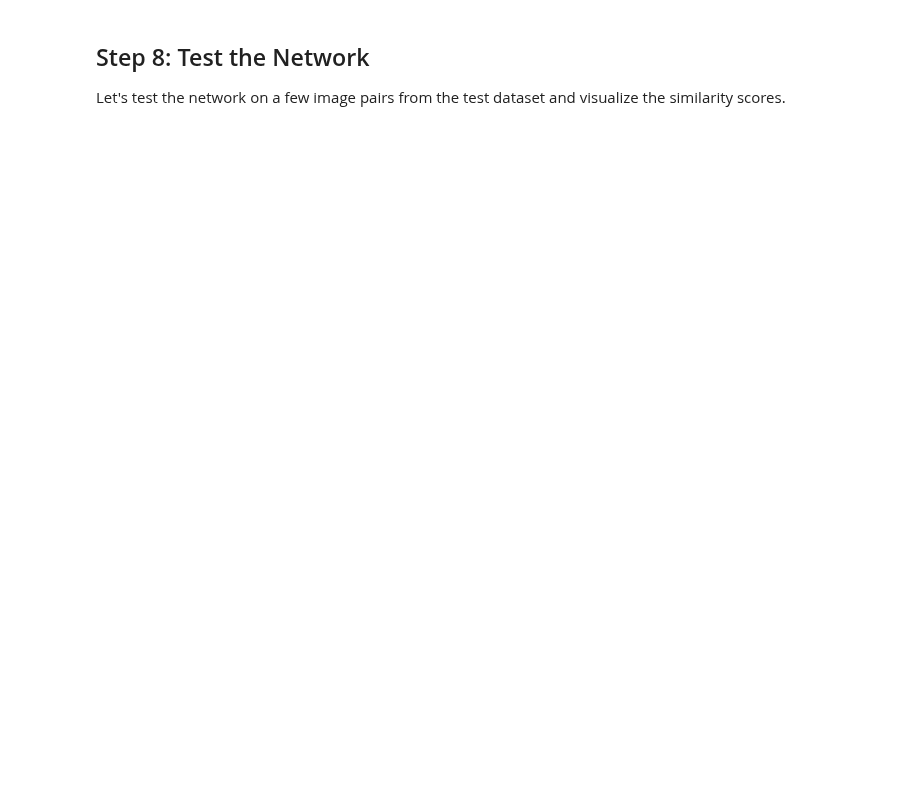
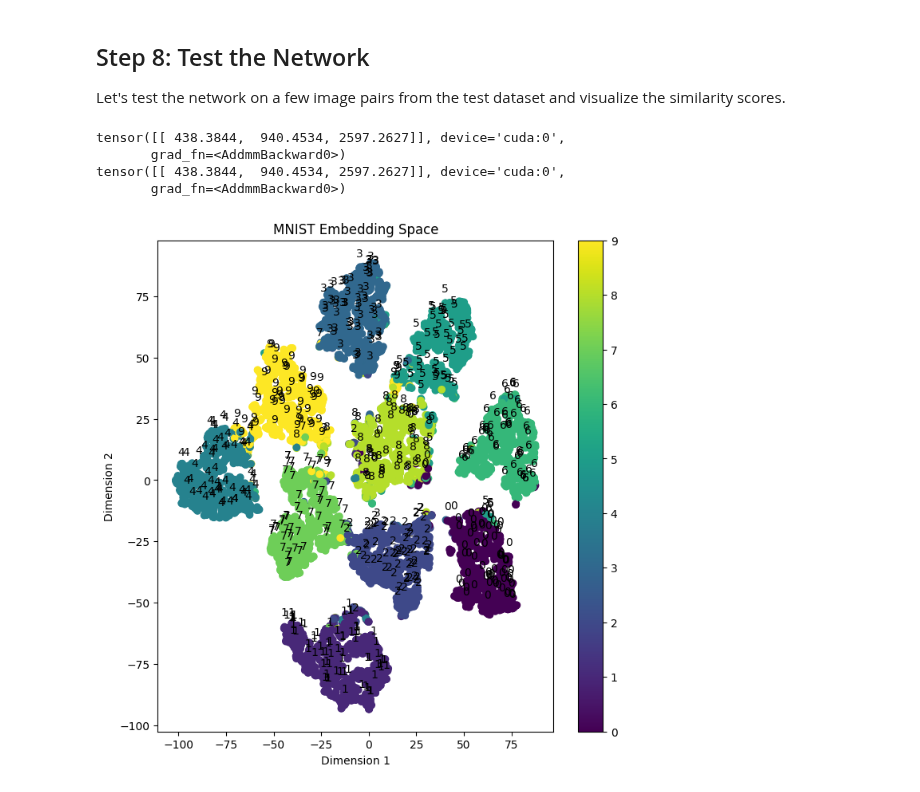
Before and after one commit to WillzWayn/growing-happy, a Jupyter notebook: AI/Siameses-Tower/TripletLoss - Pytorch - Siameses Tower.ipynb, the cells around one changed output. Saved outputs shown, nothing was run; the diff lists cells and outputs as text; code cells hidden in the pictures; blank space fills up the shorter version.

```diff
--- a/AI/Siameses-Tower/TripletLoss - Pytorch - Siameses Tower.ipynb
+++ b/AI/Siameses-Tower/TripletLoss - Pytorch - Siameses Tower.ipynb
@@ -330,27 +367,31 @@ tower_model.eval()  # Colocar o modelo em modo de avaliação
 # %% [markdown]
 ## Step 8: Test the Network
 Let's test the network on a few image pairs from the test dataset and visualize the similarity scores.
+# %%
+mnist_test = MNIST(root='../../data', train=False, download=True)
+test_tensor = TensorDataset(torch.tensor(mnist_test.data), torch.tensor(mnist_test.targets))
+# Create a data loader from the tensor dataset
+test_loader = DataLoader(test_tensor, batch_size=1, shuffle=False)
+
+
+# EVAL USANDO TOWER:
+for imgA, label in test_tensor:
+    imgA = imgA.type(torch.float32).unsqueeze(0).unsqueeze(0).to(device)
+    outputA = tower_model(imgA)
+    print(outputA)
+    break
+
+for imgA, label in test_loader:
+    imgA = imgA.type(torch.float32).unsqueeze(0).to(device)
+    outputA = tower_model(imgA)
+    print(outputA)
+    break
+# %% [output]
+tensor([[ 438.3844,  940.4534, 2597.2627]], device='cuda:0',
+       grad_fn=<AddmmBackward0>)
+tensor([[ 438.3844,  940.4534, 2597.2627]], device='cuda:0',
+       grad_fn=<AddmmBackward0>)
 # %%
-mnist_test = MNIST(root='../../data', train=False, download=True)
-test_tensor = torch.utils.data.TensorDataset(torch.tensor(mnist_test.data), torch.tensor(mnist_test.targets))
-# Create a data loader from the tensor dataset
-test_loader = torch.utils.data.DataLoader(test_tensor, batch_size=1, shuffle=False)
-
-
-# EVAL USANDO TOWER:
-for imgA, label in test_tensor:
-    imgA = imgA.type(torch.float32).unsqueeze(0).unsqueeze(0).to(device)
-    outputA = tower_model(imgA)
-    print(outputA)
-    break
-
-for imgA, label in test_loader:
-    imgA = imgA.type(torch.float32).unsqueeze(0).to(device)
-    outputA = tower_model(imgA)
-    print(outputA)
-    break
-
-
 ## Visualize the embeddings.
 from sklearn.manifold import TSNE
 
@@ -365,37 +406,36 @@ def extract_embeddings(loader, model, device):
             x = x.type(torch.float32)
             x = x.to(device)
             output = model(x.unsqueeze(0))
             embeddings.append(output.cpu().numpy())
             labels.append(y.cpu().numpy())
     return np.concatenate(embeddings), np.concatenate(labels)
-
-embeddings, labels = extract_embeddings(test_loader, tower_model, device)
-
-# Extract embeddings from the tower model
-tower_model.eval()
-embeddings, labels = extract_embeddings(test_loader, tower_model, device)
-
 
 # Use t-SNE to reduce the dimensionality of the embeddings
 def visualizate_embeddings(embeddings, labels, annotation_sample=.06):
     # Use t-SNE to reduce the dimensionality of the embeddings
     tsne = TSNE(n_components=2, random_state=42)
     embeddings_2d = tsne.fit_transform(embeddings)
 
     # Plot the embedding space
     plt.figure(figsize=(8, 8))
     plt.scatter(embeddings_2d[:, 0], embeddings_2d[:, 1], c=labels)
 
     # Sample x% of the labels for annotation
     sample_idx = np.random.choice(range(len(labels)), size=int(annotation_sample * len(labels)), replace=False)
     for i in sample_idx:
         x, y = embeddings_2d[i, 0], embeddings_2d[i, 1]
         plt.annotate(str(labels[i]), (x, y), textcoords="offset points", xytext=(0,10), ha='center')
 
     plt.title('MNIST Embedding Space')
     plt.xlabel('Dimension 1')
     plt.ylabel('Dimension 2')
     plt.colorbar()
     plt.savefig('MNIST Embedding Space_tiplet_loss.png')
 
+
+# Extract embeddings from the tower model
+tower_model.eval()
+embeddings, labels = extract_embeddings(test_loader, tower_model, device)
 visualizate_embeddings(embeddings, labels)
+# %% [output]
+[figure, added]
```
Also changed, not shown: parts of 18 cells of this notebook.
